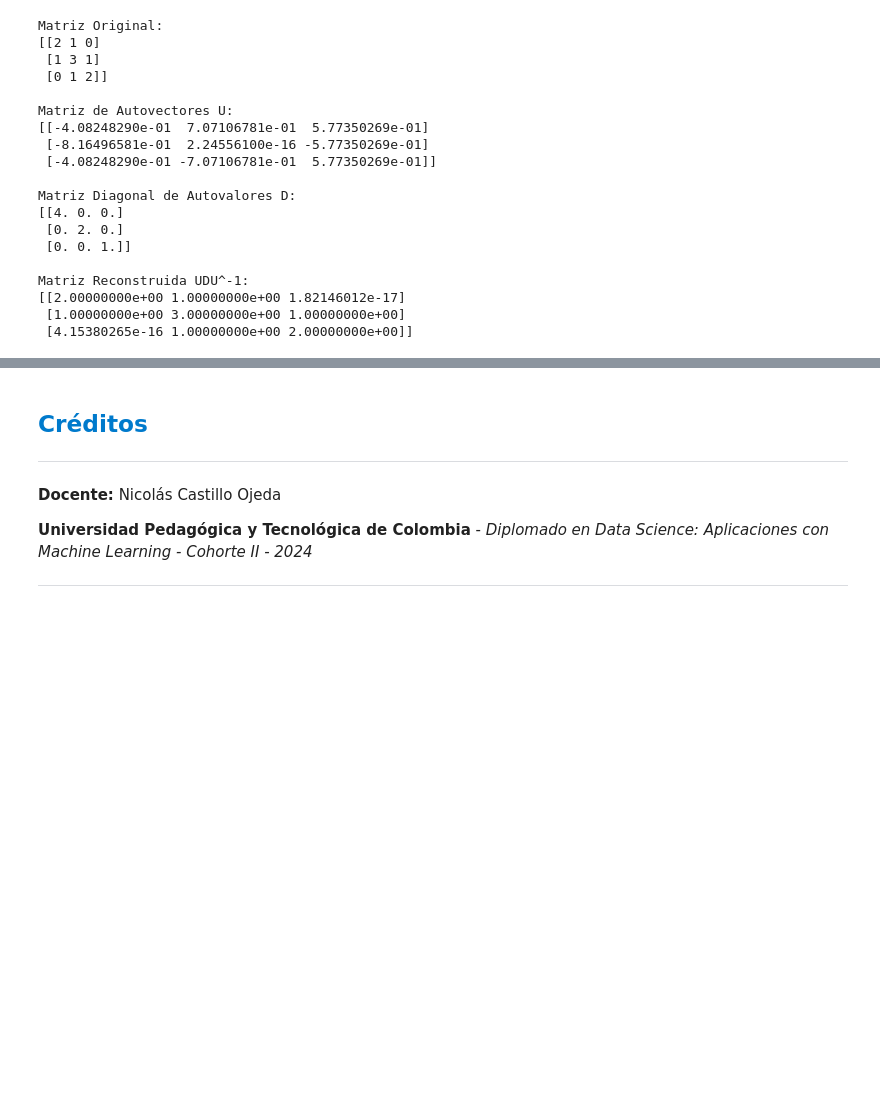
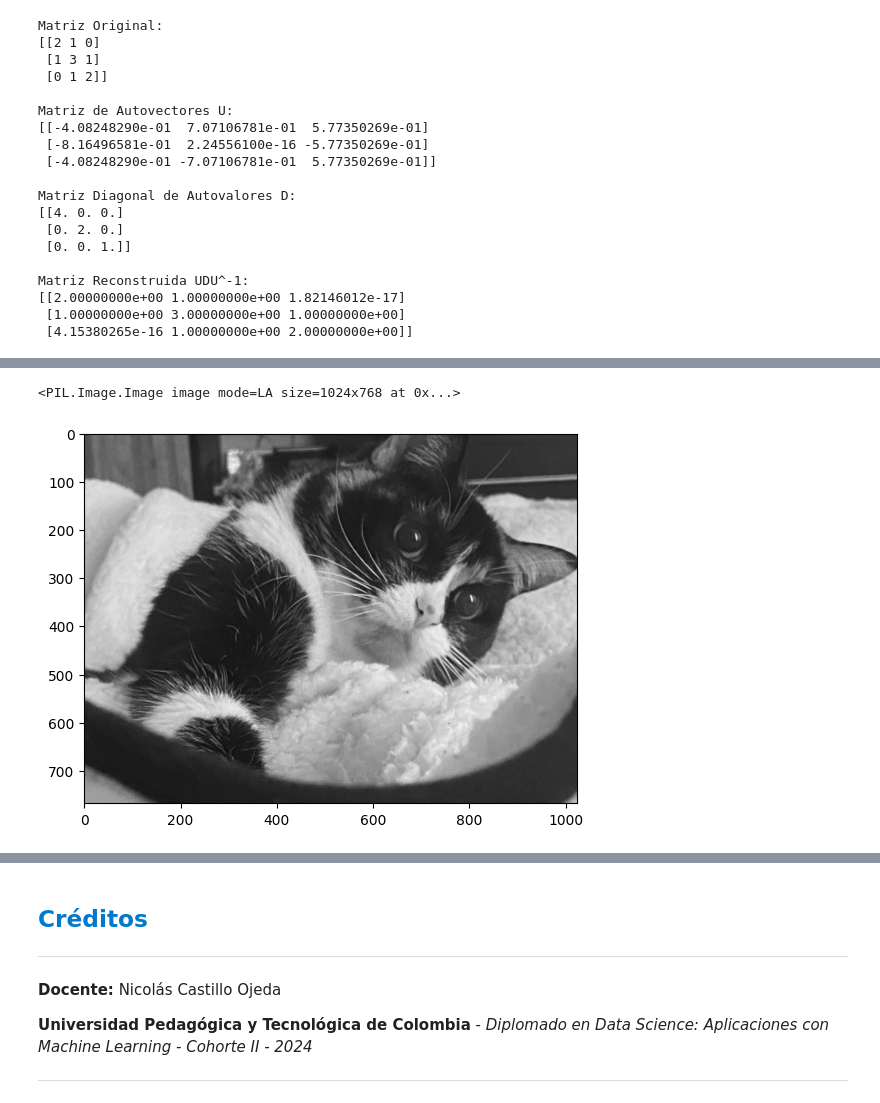
Before and after one commit to AsorKy/UPTC_Diplomado_Ciencia_de_Datos_Cohorte_II_2024, a Jupyter notebook: 1_Matemáticas/1_Algebra_Lineal/cuadernos/Algebra_Lineal.ipynb, the cells around one changed output, grey strips where cells are left out. Drawn from its saved outputs; the diff is of its cells as text; code cells hidden in the pictures; blank space fills up the shorter version.

```diff
--- a/1_Matemáticas/1_Algebra_Lineal/cuadernos/Algebra_Lineal.ipynb
+++ b/1_Matemáticas/1_Algebra_Lineal/cuadernos/Algebra_Lineal.ipynb
@@ -2083,0 +2833,9 @@ Matriz Reconstruida UDU^-1:
+# %%
+# Transformamos los tres canales de color en monocromatico
+imagen_gr = imagen.convert('LA')
+print(imagen_gr)
+plt.imshow(imagen_gr)
+plt.show()
+# %% [output]
+<PIL.Image.Image image mode=LA size=1024x768 at 0x...>
+[figure, added]
```
Also changed, not shown: parts of 45 cells of this notebook, 2 other files.
